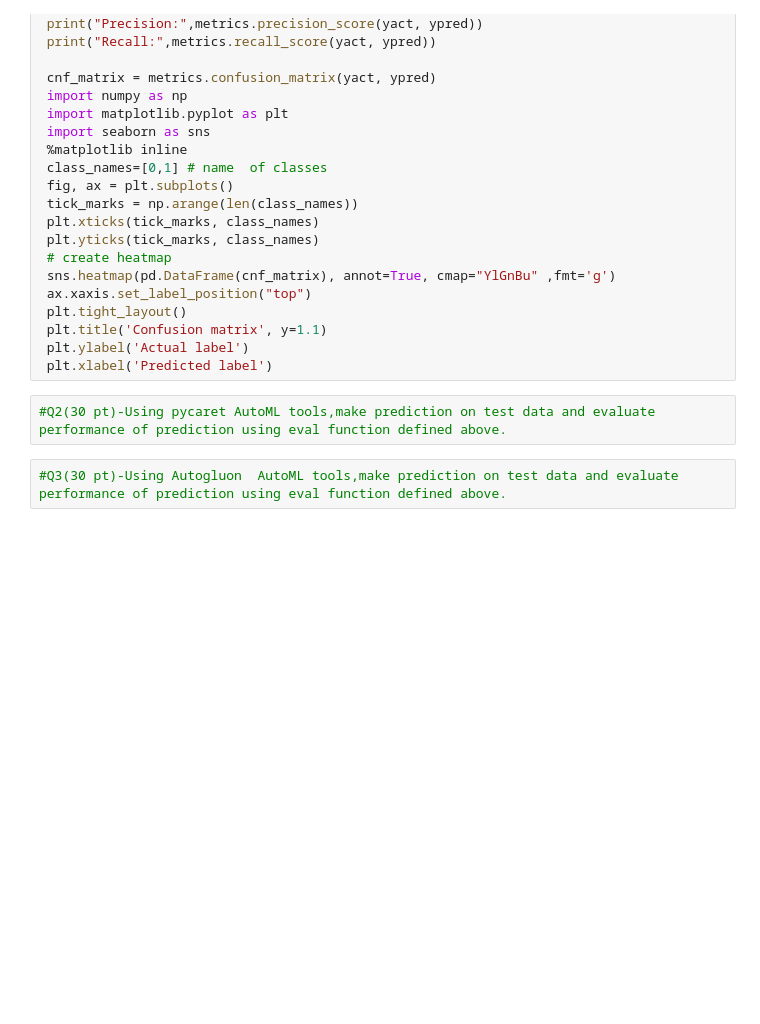
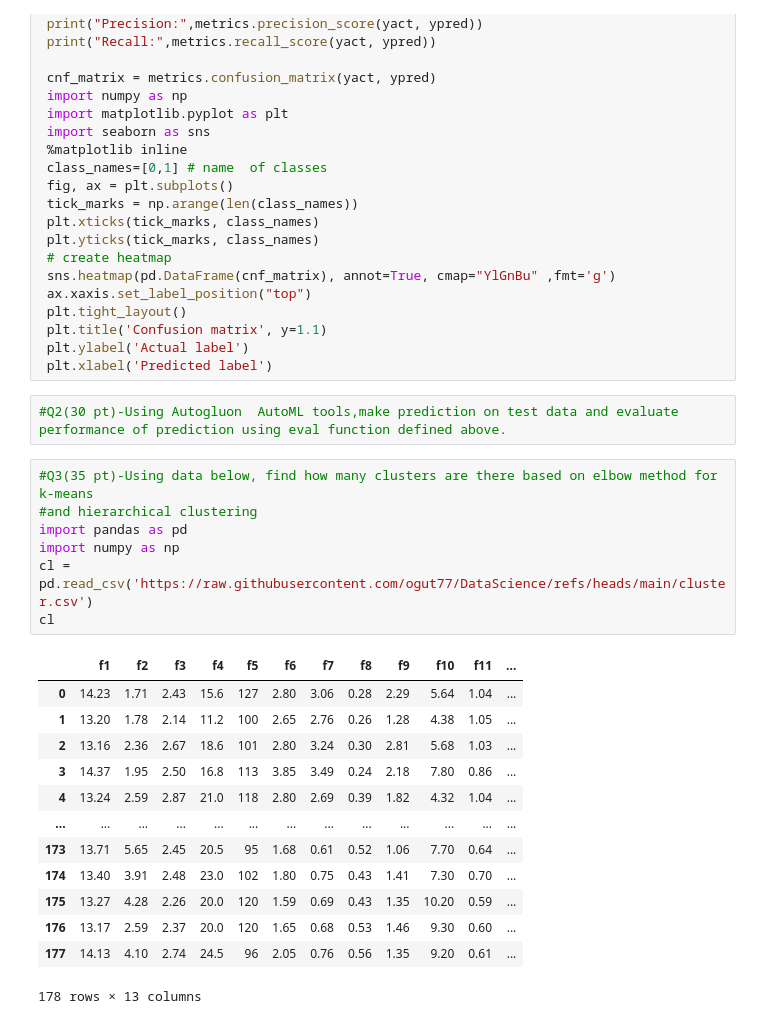
Before and after one commit to ogut77/DataScience, a Jupyter notebook: Homework8V5.ipynb, the cells around one changed output. Drawn from its saved outputs; the diff is of its cells as text; blank space fills up the shorter version.

```diff
--- a/Homework8V5.ipynb
+++ b/Homework8V5.ipynb
@@ -100,6 +108,25 @@ def eval(yact,ypred):
  plt.ylabel('Actual label')
  plt.xlabel('Predicted label')
 # %%
-#Q2(30 pt)-Using pycaret AutoML tools,make prediction on test data and evaluate performance of prediction using eval function defined above.
+#Q2(30 pt)-Using Autogluon  AutoML tools,make prediction on test data and evaluate performance of prediction using eval function defined above.
-# %%
-#Q3(30 pt)-Using Autogluon  AutoML tools,make prediction on test data and evaluate performance of prediction using eval function defined above.
+# %%
+#Q3(35 pt)-Using data below, find how many clusters are there based on elbow method for k-means
+#and hierarchical clustering
+import pandas as pd
+import numpy as np
+cl = pd.read_csv('https://raw.githubusercontent.com/ogut77/DataScience/refs/heads/main/cluster.csv')
+cl
+# %% [output]
+|  | f1 | f2 | f3 | f4 | f5 | f6 | f7 | f8 | f9 | f10 | f11 | ... |
+| 0 | 14.23 | 1.71 | 2.43 | 15.6 | 127 | 2.80 | 3.06 | 0.28 | 2.29 | 5.64 | 1.04 | ... |
+| 1 | 13.20 | 1.78 | 2.14 | 11.2 | 100 | 2.65 | 2.76 | 0.26 | 1.28 | 4.38 | 1.05 | ... |
+| 2 | 13.16 | 2.36 | 2.67 | 18.6 | 101 | 2.80 | 3.24 | 0.30 | 2.81 | 5.68 | 1.03 | ... |
+| 3 | 14.37 | 1.95 | 2.50 | 16.8 | 113 | 3.85 | 3.49 | 0.24 | 2.18 | 7.80 | 0.86 | ... |
+| 4 | 13.24 | 2.59 | 2.87 | 21.0 | 118 | 2.80 | 2.69 | 0.39 | 1.82 | 4.32 | 1.04 | ... |
+| ... | ... | ... | ... | ... | ... | ... | ... | ... | ... | ... | ... | ... |
+| 173 | 13.71 | 5.65 | 2.45 | 20.5 | 95 | 1.68 | 0.61 | 0.52 | 1.06 | 7.70 | 0.64 | ... |
+| 174 | 13.40 | 3.91 | 2.48 | 23.0 | 102 | 1.80 | 0.75 | 0.43 | 1.41 | 7.30 | 0.70 | ... |
+| 175 | 13.27 | 4.28 | 2.26 | 20.0 | 120 | 1.59 | 0.69 | 0.43 | 1.35 | 10.20 | 0.59 | ... |
+| 176 | 13.17 | 2.59 | 2.37 | 20.0 | 120 | 1.65 | 0.68 | 0.53 | 1.46 | 9.30 | 0.60 | ... |
+| 177 | 14.13 | 4.10 | 2.74 | 24.5 | 96 | 2.05 | 0.76 | 0.56 | 1.35 | 9.20 | 0.61 | ... |
+178 rows × 13 columns
```
Also changed, not shown: parts of 2 cells of this notebook.
